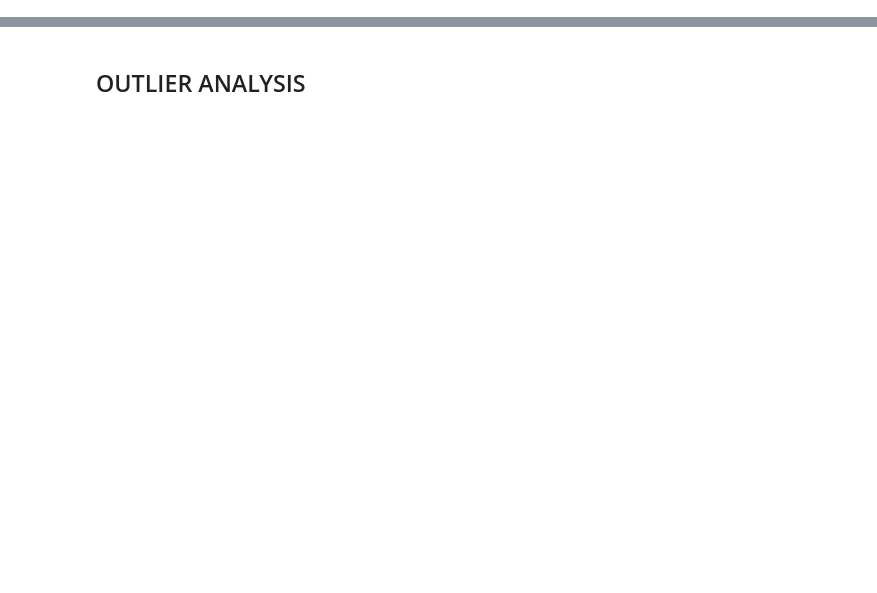
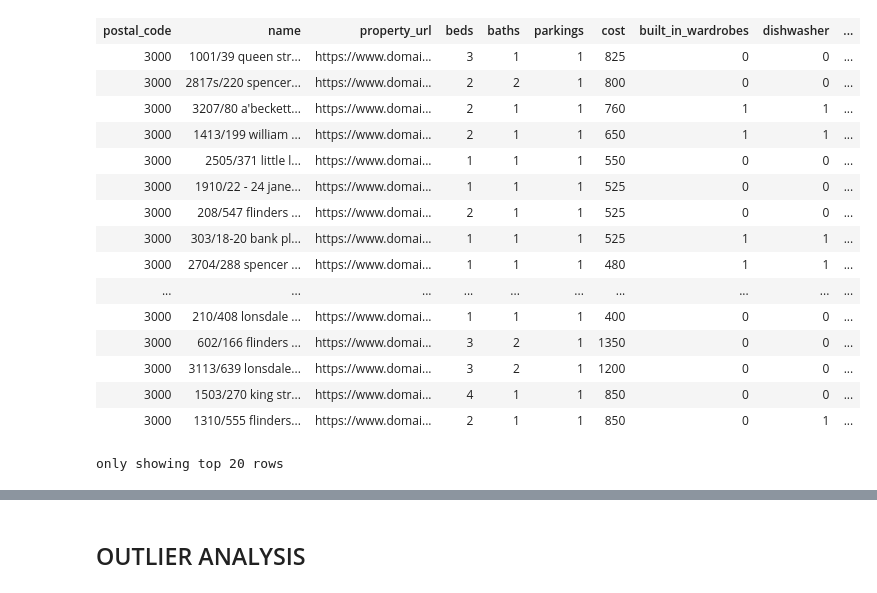
Before and after one commit to MAST30034-AppliedDataScience/project-2-group-real-estate-industry-project-21, a Jupyter notebook: notebooks/analysis.ipynb, the cells around one changed output, grey strips where cells are left out. Drawn from its saved outputs; the diff is of its cells as text; code cells hidden in the pictures; blank space fills up the shorter version.

```diff
--- a/notebooks/analysis.ipynb
+++ b/notebooks/analysis.ipynb
@@ -19,0 +20,39 @@ prop_data_df = spark.read.parquet("../data/curated/prop_data_cleaned.parquet")
+# %%
+# # Read the Parquet file into a Spark DataFrame
+# prop_data_df = spark.read.parquet("../data/curated/prop_data_cleaned.parquet")
+
+sdf = spark.read.parquet("../data/curated/prop_data_cleaned2.parquet")
+
+csv_df = spark.read.csv("../data/curated/postcode_data.csv", header=True, inferSchema=True)
+
+csv_df = csv_df.withColumnRenamed("poa_code", "postal_code")
+
+csv_df = csv_df.withColumn(
+    "pop_percentage_increase",
+    (F.col("2023_pop") - F.col("2022_pop")) / F.col("2022_pop") * 100
+)
+
+# think income is by year so divide it by 52 to get weekly income
+csv_df = csv_df.select("median_inc", "2022_pop", "2023_pop", 'pop_percentage_increase', 'postal_code')
+
+prop_data_df = sdf.join(csv_df, on="postal_code", how="inner")
+
+prop_data_df
+# %% [output]
+| postal_code | name | property_url | beds | baths | parkings | cost | built_in_wardrobes | dishwasher | ... |
+| 3000 | 1001/39 queen str... | https://www.domai... | 3 | 1 | 1 | 825 | 0 | 0 | ... |
+| 3000 | 2817s/220 spencer... | https://www.domai... | 2 | 2 | 1 | 800 | 0 | 0 | ... |
+| 3000 | 3207/80 a'beckett... | https://www.domai... | 2 | 1 | 1 | 760 | 1 | 1 | ... |
+| 3000 | 1413/199 william ... | https://www.domai... | 2 | 1 | 1 | 650 | 1 | 1 | ... |
+| 3000 | 2505/371 little l... | https://www.domai... | 1 | 1 | 1 | 550 | 0 | 0 | ... |
+| 3000 | 1910/22 - 24 jane... | https://www.domai... | 1 | 1 | 1 | 525 | 0 | 0 | ... |
+| 3000 | 208/547 flinders ... | https://www.domai... | 2 | 1 | 1 | 525 | 0 | 0 | ... |
+| 3000 | 303/18-20 bank pl... | https://www.domai... | 1 | 1 | 1 | 525 | 1 | 1 | ... |
+| 3000 | 2704/288 spencer ... | https://www.domai... | 1 | 1 | 1 | 480 | 1 | 1 | ... |
+| ... | ... | ... | ... | ... | ... | ... | ... | ... | ... |
+| 3000 | 210/408 lonsdale ... | https://www.domai... | 1 | 1 | 1 | 400 | 0 | 0 | ... |
+| 3000 | 602/166 flinders ... | https://www.domai... | 3 | 2 | 1 | 1350 | 0 | 0 | ... |
+| 3000 | 3113/639 lonsdale... | https://www.domai... | 3 | 2 | 1 | 1200 | 0 | 0 | ... |
+| 3000 | 1503/270 king str... | https://www.domai... | 4 | 1 | 1 | 850 | 0 | 0 | ... |
+| 3000 | 1310/555 flinders... | https://www.domai... | 2 | 1 | 1 | 850 | 0 | 1 | ... |
+only showing top 20 rows
```
Also changed, not shown: parts of 13 cells of this notebook, 2 other files.
